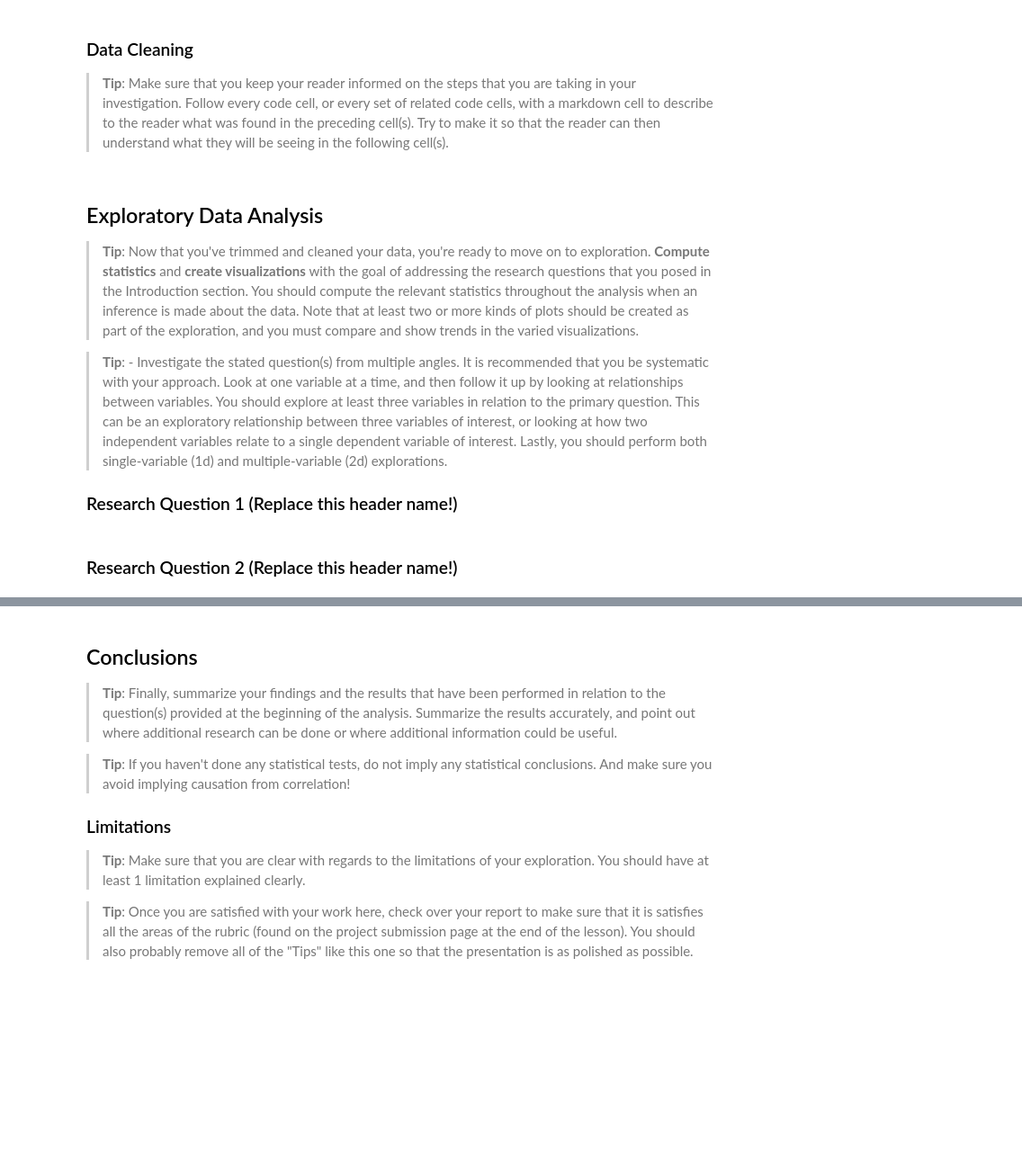
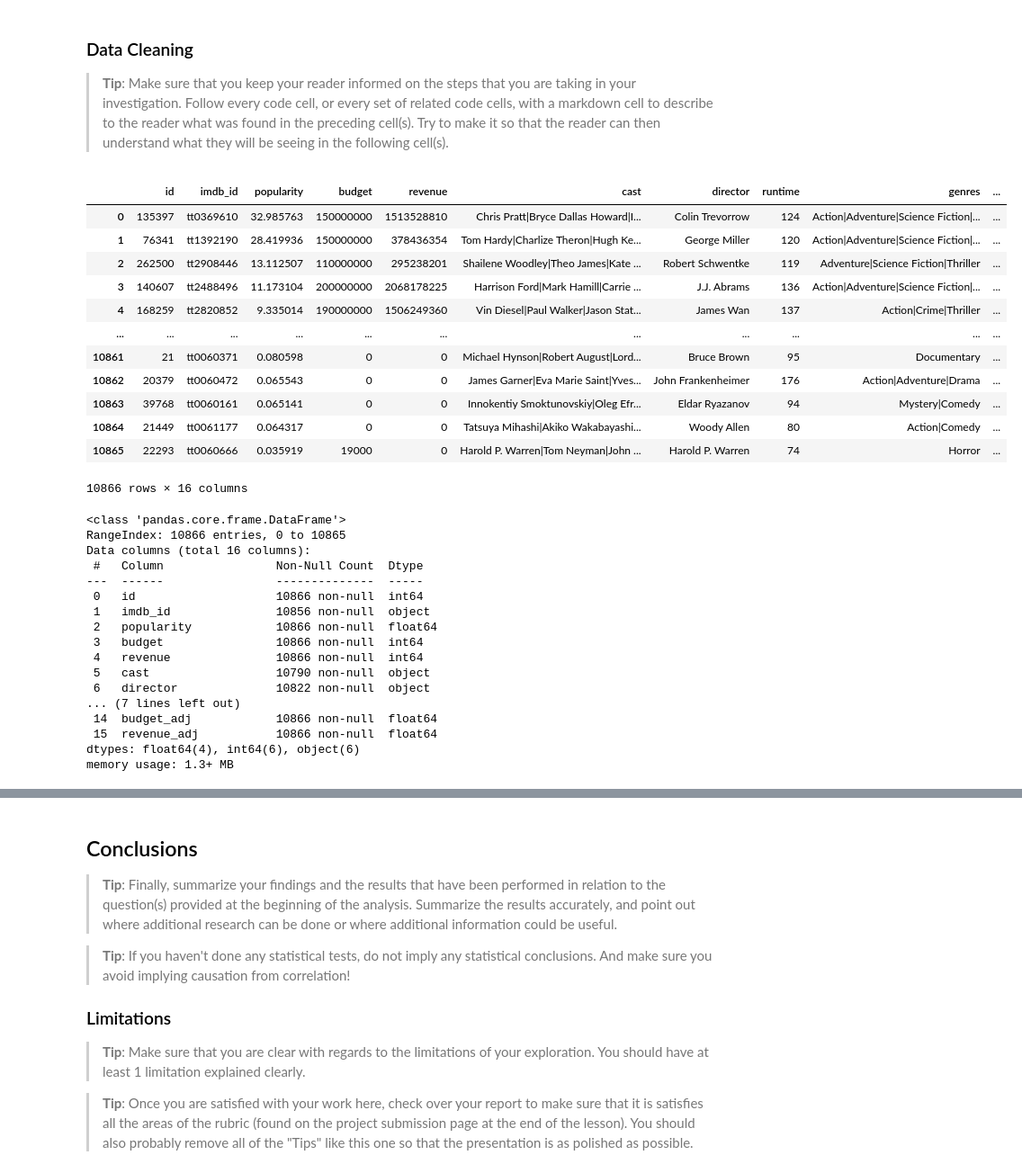
Before and after one commit to toqa36/Movies_Analysis, a Jupyter notebook: Movies_Analysis.ipynb, the cells around one changed output, grey strips where cells are left out. Shown at 90% size. Cells and saved outputs as stored; diff of their text form; code cells hidden in the pictures; blank space fills up the shorter version.

Commit message:
Answer Questions

```diff
--- a/Movies_Analysis.ipynb
+++ b/Movies_Analysis.ipynb
@@ -78,15 +87,3 @@ df
-# %% [markdown]
-<a id='eda'></a>
-## Exploratory Data Analysis
-
-> **Tip**: Now that you've trimmed and cleaned your data, you're ready to move on to exploration. **Compute statistics** and **create visualizations** with the goal of addressing the research questions that you posed in the Introduction section. You should compute the relevant statistics throughout the analysis when an inference is made about the data. Note that at least two or more kinds of plots should be created as part of the exploration, and you must  compare and show trends in the varied visualizations.
-
-
-
-> **Tip**: - Investigate the stated question(s) from multiple angles. It is recommended that you be systematic with your approach. Look at one variable at a time, and then follow it up by looking at relationships between variables. You should explore at least three variables in relation to the primary question. This can be an exploratory relationship between three variables of interest, or looking at how two independent variables relate to a single dependent variable of interest. Lastly, you  should perform both single-variable (1d) and multiple-variable (2d) explorations.
-
-
-### Research Question 1 (Replace this header name!)
 # %%
 # Use this, and more code cells, to explore your data. Don't forget to add
 #   Markdown cells to document your observations and findings.
@@ -93,2 +90,0 @@ df
-# %% [markdown]
-### Research Question 2  (Replace this header name!)
@@ -98,0 +91,36 @@ df
+# %%
+df
+# %% [output]
+|  | id | imdb_id | popularity | budget | revenue | cast | director | runtime | genres | ... |
+| 0 | 135397 | tt0369610 | 32.985763 | 150000000 | 1513528810 | Chris Pratt|Bryce Dallas Howard|I... | Colin Trevorrow | 124 | Action|Adventure|Science Fiction|... | ... |
+| 1 | 76341 | tt1392190 | 28.419936 | 150000000 | 378436354 | Tom Hardy|Charlize Theron|Hugh Ke... | George Miller | 120 | Action|Adventure|Science Fiction|... | ... |
+| 2 | 262500 | tt2908446 | 13.112507 | 110000000 | 295238201 | Shailene Woodley|Theo James|Kate ... | Robert Schwentke | 119 | Adventure|Science Fiction|Thriller | ... |
+| 3 | 140607 | tt2488496 | 11.173104 | 200000000 | 2068178225 | Harrison Ford|Mark Hamill|Carrie ... | J.J. Abrams | 136 | Action|Adventure|Science Fiction|... | ... |
+| 4 | 168259 | tt2820852 | 9.335014 | 190000000 | 1506249360 | Vin Diesel|Paul Walker|Jason Stat... | James Wan | 137 | Action|Crime|Thriller | ... |
+| ... | ... | ... | ... | ... | ... | ... | ... | ... | ... | ... |
+| 10861 | 21 | tt0060371 | 0.080598 | 0 | 0 | Michael Hynson|Robert August|Lord... | Bruce Brown | 95 | Documentary | ... |
+| 10862 | 20379 | tt0060472 | 0.065543 | 0 | 0 | James Garner|Eva Marie Saint|Yves... | John Frankenheimer | 176 | Action|Adventure|Drama | ... |
+| 10863 | 39768 | tt0060161 | 0.065141 | 0 | 0 | Innokentiy Smoktunovskiy|Oleg Efr... | Eldar Ryazanov | 94 | Mystery|Comedy | ... |
+| 10864 | 21449 | tt0061177 | 0.064317 | 0 | 0 | Tatsuya Mihashi|Akiko Wakabayashi... | Woody Allen | 80 | Action|Comedy | ... |
+| 10865 | 22293 | tt0060666 | 0.035919 | 19000 | 0 | Harold P. Warren|Tom Neyman|John ... | Harold P. Warren | 74 | Horror | ... |
+10866 rows × 16 columns
+# %%
+df.info()
+# %% [output]
+<class 'pandas.core.frame.DataFrame'>
+RangeIndex: 10866 entries, 0 to 10865
+Data columns (total 16 columns):
+ #   Column                Non-Null Count  Dtype
+---  ------                --------------  -----
+ 0   id                    10866 non-null  int64
+ 1   imdb_id               10856 non-null  object
+ 2   popularity            10866 non-null  float64
+ 3   budget                10866 non-null  int64
+ 4   revenue               10866 non-null  int64
+ 5   cast                  10790 non-null  object
+ 6   director              10822 non-null  object
+... (7 lines left out)
+ 14  budget_adj            10866 non-null  float64
+ 15  revenue_adj           10866 non-null  float64
+dtypes: float64(4), int64(6), object(6)
+memory usage: 1.3+ MB
```
Also changed, not shown: parts of 16 cells of this notebook.
